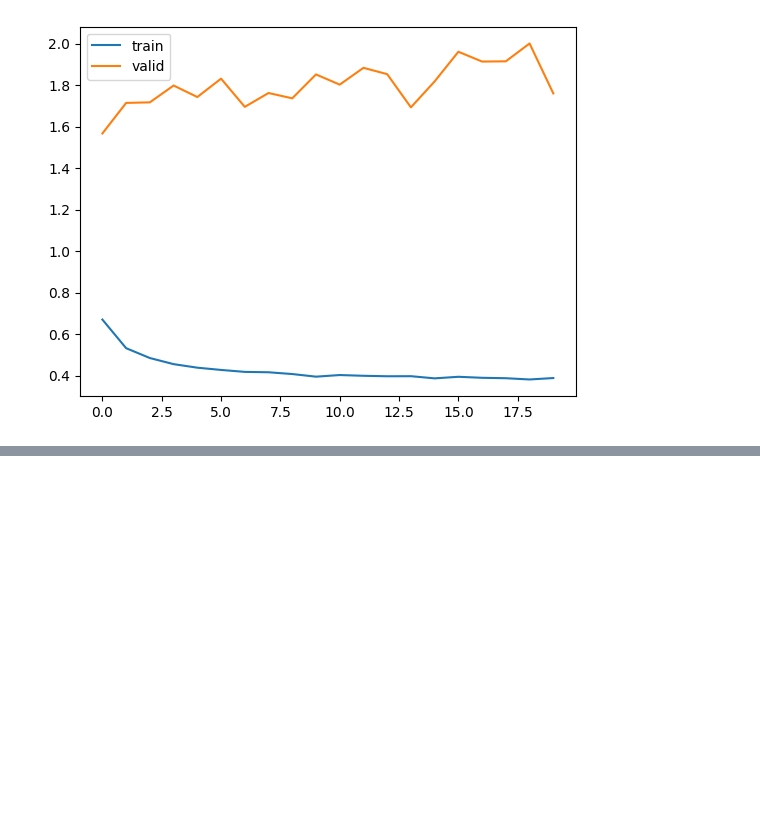
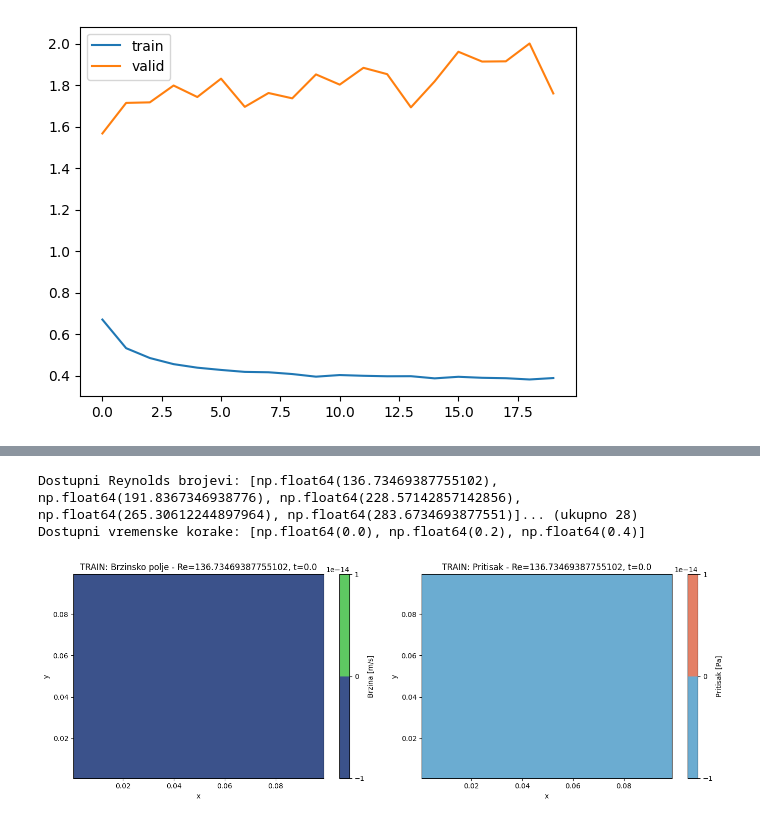
Before and after one commit to flalovic/PINN-for-Simulating-2D-Incompressible-Fluid-Dynamics, a Jupyter notebook: main.ipynb, the cells around one changed output, grey strips where cells are left out. Saved outputs shown, nothing was run; the diff lists cells and outputs as text; code cells hidden in the pictures; blank space fills up the shorter version.

Commit message:
visuals

```diff
--- a/main.ipynb
+++ b/main.ipynb
@@ -259,0 +284,12 @@ plt.legend()
+# %%
+# Učitaj originalne nenormalizovane podatke za vizuelizaciju
+file_name = "data"
+data_path = pathlib.Path("data")
+
+train_df_original = pd.read_csv(data_path / f"{file_name}_train.csv")
+test_df_original = pd.read_csv(data_path / f"{file_name}_test.csv")
+
+print(f"Train skup: {train_df_original.shape[0]} redova")
+print(f"Test skup: {test_df_original.shape[0]} redova")
+print(f"\nVremenske korake: {sorted(train_df_original['time'].unique())}")
+print(f"Reynolds brojevi: {sorted(train_df_original['re'].unique())}")
@@ -259,0 +302,58 @@ plt.legend()
+# %%
+# Vizuelizacija za određeni vremenski trenutak i Reynolds broj
+def plot_velocity_and_pressure(df, time_step, re_value, title_prefix=""):
+    """Vizuelizuje brzinsko polje i pritisak"""
+    data = df[(df['time'] == time_step) & (df['re'] == re_value)].copy()
+
+    if len(data) == 0:
+        print(f"Nema podataka za time={time_step}, Re={re_value}")
+        return
+
+    # Kreiraj grid
+    x_unique = sorted(data['x'].unique())
+    y_unique = sorted(data['y'].unique())
+
+    nx, ny = len(x_unique), len(y_unique)
+
+    X = data['x'].values.reshape(ny, nx)
+    Y = data['y'].values.reshape(ny, nx)
+    U_x = data['U_x'].values.reshape(ny, nx)
+    U_y = data['U_y'].values.reshape(ny, nx)
+    P = data['p'].values.reshape(ny, nx)
+
+    fig, axes = plt.subplots(1, 2, figsize=(14, 5))
+
+    # Brzinsko polje
+    ax = axes[0]
+    speed = np.sqrt(U_x**2 + U_y**2)
+    cf = ax.contourf(X, Y, speed, levels=20, cmap='viridis')
+    ax.quiver(X[::2, ::2], Y[::2, ::2], U_x[::2, ::2], U_y[::2, ::2], alpha=0.6)
+    ax.set_xlabel('x')
+    ax.set_ylabel('y')
+    ax.set_title(f'{title_prefix} Brzinsko polje - Re={re_value}, t={time_step}')
+    plt.colorbar(cf, ax=ax, label='Brzina [m/s]')
+
+    # Pritisak
+    ax = axes[1]
+    cf = ax.contourf(X, Y, P, levels=20, cmap='RdBu_r')
+    ax.set_xlabel('x')
+    ax.set_ylabel('y')
+    ax.set_title(f'{title_prefix} Pritisak - Re={re_value}, t={time_step}')
+    plt.colorbar(cf, ax=ax, label='Pritisak [Pa]')
+
+    plt.tight_layout()
+    plt.show()
+
+# Primjer: vizuelizacija train skupa
+re_values = sorted(train_df_original['re'].unique())
+time_steps = sorted(train_df_original['time'].unique())
+
+print(f"Dostupni Reynolds brojevi: {re_values[:5]}... (ukupno {len(re_values)})")
+print(f"Dostupni vremenske korake: {time_steps}")
+
+# Vizuelizuj prvi Reynolds broj na prvom vremenskom koraku
+plot_velocity_and_pressure(train_df_original, time_steps[0], re_values[0], "TRAIN:")
+# %% [output]
+Dostupni Reynolds brojevi: [np.float64(136.73469387755102), np.float64(191.8367346938776), np.float64(228.57142857142856), np.float64(265.30612244897964), np.float64(283.6734693877551)]... (ukupno 28)
+Dostupni vremenske korake: [np.float64(0.0), np.float64(0.2), np.float64(0.4)]
+[figure, added]
```
Also changed, not shown: parts of 13 cells of this notebook, 1 other file.
